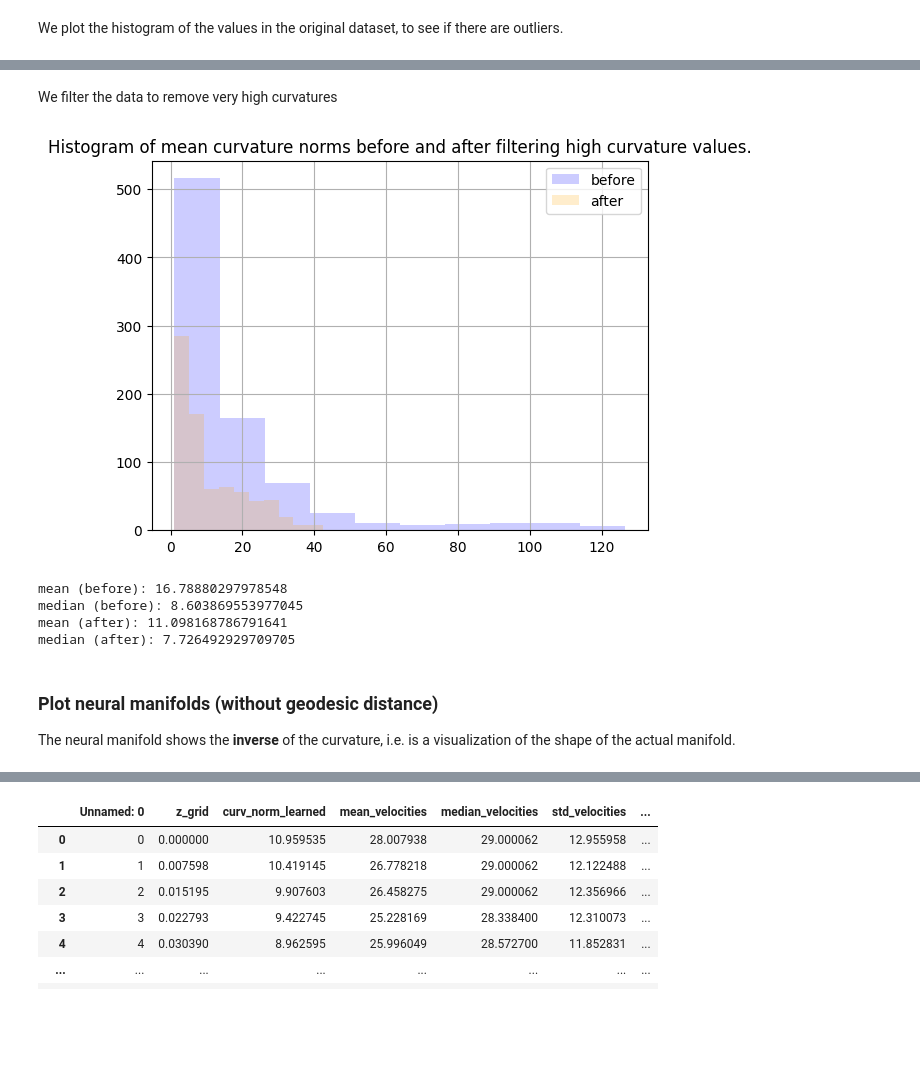
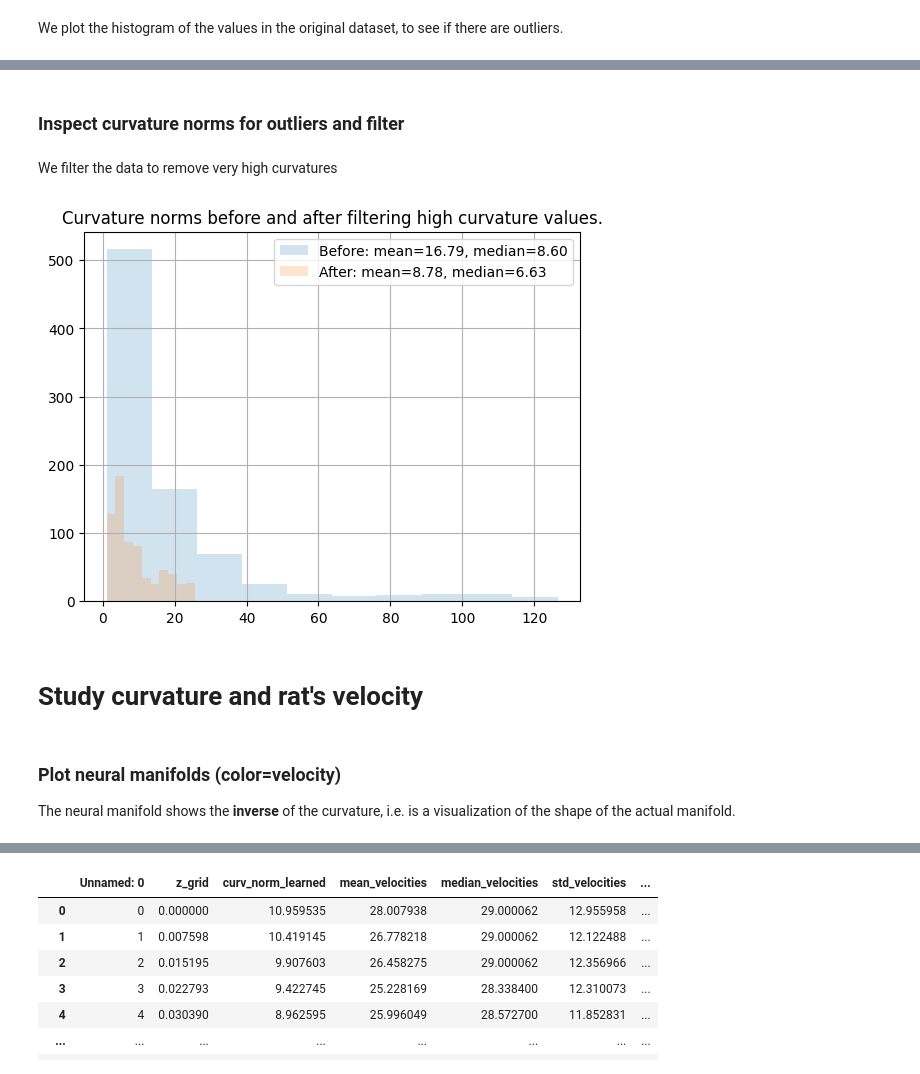
Before and after one commit to geometric-intelligence/neurometry, a Jupyter notebook: neuralgeom/notebooks/07_plot_curvature_profile_and_velocity.ipynb, the cells around one changed output, grey strips where cells are left out. Saved outputs shown, nothing was run; the diff lists cells and outputs as text; code cells hidden in the pictures; blank space fills up the shorter version.

Commit message:
Clean notebook 07 + add neural manifolds colored by activations

```diff
--- a/neuralgeom/notebooks/07_plot_curvature_profile_and_velocity.ipynb
+++ b/neuralgeom/notebooks/07_plot_curvature_profile_and_velocity.ipynb
@@ -157,42 +139,42 @@ labels
+# %% [markdown]
+### Inspect curvature norms for outliers and filter
 # %% [markdown]
 We filter the data to remove very high curvatures
 # %%
 CURVATURE_PROFILES_DIR = os.path.join(os.getcwd(), "results", "curvature_profiles")
 
 curv_norm_learned_profile = pd.read_csv(
     os.path.join(
         CURVATURE_PROFILES_DIR, config.results_prefix + "_curv_norm_learned_profile.csv"
     )
 )
 
-
 median = curv_norm_learned_profile["curv_norm_learned"].median()
-filtered = curv_norm_learned_profile[curv_norm_learned_profile["curv_norm_learned"] < 5 * median]
-#filtered = filtered[filtered["curv_norm_learned"] > 0.5]
-
+filtered = curv_norm_learned_profile[
+    curv_norm_learned_profile["curv_norm_learned"] < 3 * median
+]
 
 fig, ax = plt.subplots(1, 1)
-curv_norm_learned_profile["curv_norm_learned"].hist(ax=ax, color="blue", label="before", alpha=0.2)
-filtered["curv_norm_learned"].hist(ax=ax, color="orange", label="after", alpha=0.2)
+
+mean = curv_norm_learned_profile["curv_norm_learned"].mean()
+median = curv_norm_learned_profile["curv_norm_learned"].median()
+label = f"Before: mean={mean:.2f}, median={median:.2f}"
+curv_norm_learned_profile["curv_norm_learned"].hist(
+    ax=ax, color="C0", label=label, alpha=0.2
+)
+
+mean = filtered["curv_norm_learned"].mean()
+median = filtered["curv_norm_learned"].median()
+label = f"After: mean={mean:.2f}, median={median:.2f}"
+filtered["curv_norm_learned"].hist(ax=ax, color="C1", label=label, alpha=0.2)
 ax.legend()
-ax.set_title("Histogram of mean curvature norms before and after filtering high curvature values.");
+ax.set_title("Curvature norms before and after filtering high curvature values.");
 # %% [output]
-[figure, old version]
+[figure, new version]
-# %%
-print("mean (before):", curv_norm_learned_profile["curv_norm_learned"].mean() )
-print("median (before):", curv_norm_learned_profile["curv_norm_learned"].median())
-print("mean (after):", filtered["curv_norm_learned"].mean() )
-print("median (after):", filtered["curv_norm_learned"].median())
-# print("std:", curv_norm_learned_profile["curv_norm_learned"].std())
-# print("min:", curv_norm_learned_profile["curv_norm_learned"].min())
-# print("max:", curv_norm_learned_profile["curv_norm_learned"].max())
-# %% [output]
-mean (before): 16.78880297978548
-median (before): 8.603869553977045
-mean (after): 11.098168786791641
-median (after): 7.726492929709705
+# %% [markdown]
+# Study curvature and rat's velocity
 # %% [markdown]
-### Plot neural manifolds (without geodesic distance)
+### Plot neural manifolds (color=velocity)
 
 The neural manifold shows the **inverse** of the curvature, i.e. is a visualization of the shape of the actual manifold.
 # %%
```
Also changed, not shown: parts of 40 cells of this notebook, 1 other file.
